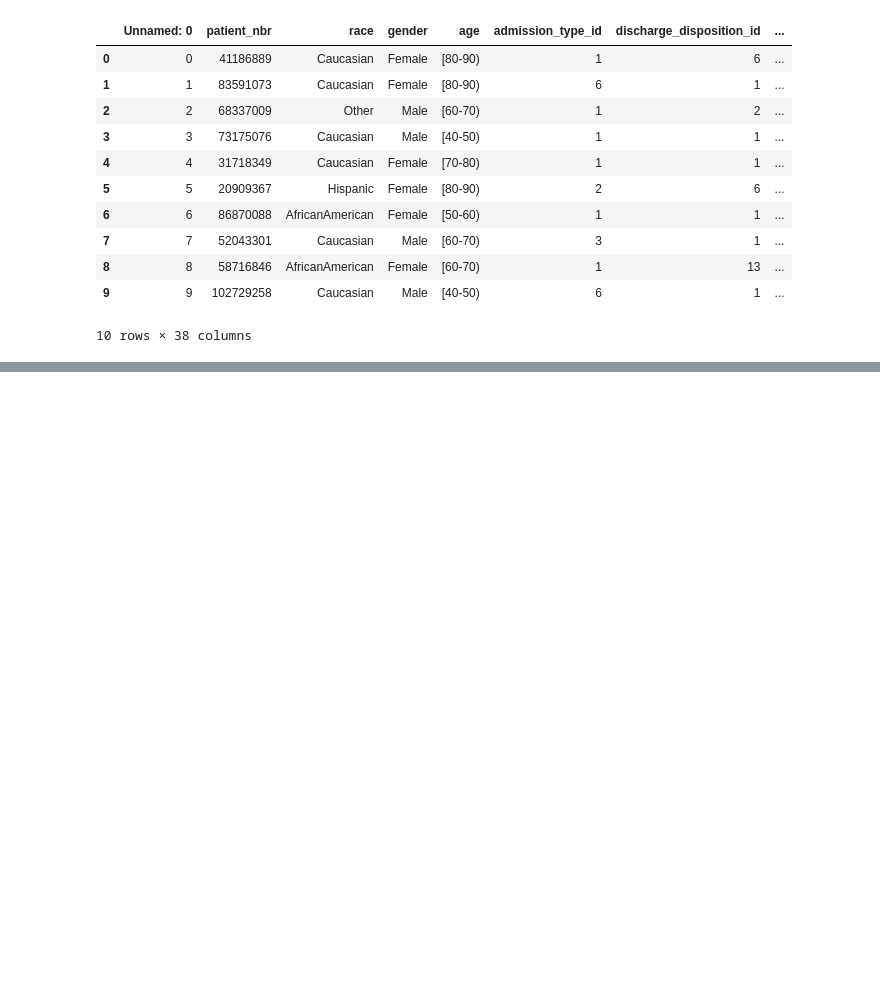
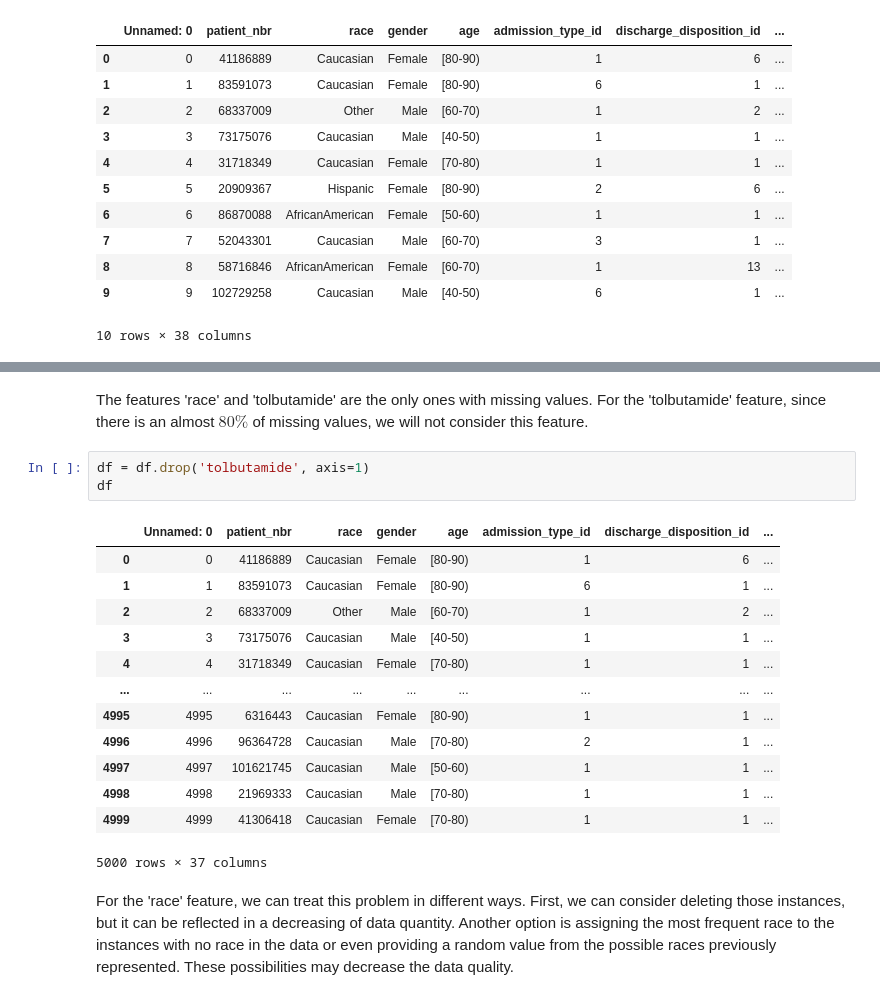
Before and after one commit to Mate1Coll/Diabetes-Classification, a Jupyter notebook: notebook.ipynb, the cells around one changed output, grey strips where cells are left out. Cells and saved outputs as stored; diff of their text form; blank space fills up the shorter version.

```diff
--- a/notebook.ipynb
+++ b/notebook.ipynb
@@ -21,0 +89,21 @@ df.head(10)
+# %% [markdown]
+The features 'race' and 'tolbutamide' are the only ones with missing values. For the 'tolbutamide' feature, since there is an almost $80\%$ of missing values, we will not consider this feature.
+# %%
+df = df.drop('tolbutamide', axis=1)
+df
+# %% [output]
+|  | Unnamed: 0 | patient_nbr | race | gender | age | admission_type_id | discharge_disposition_id | ... |
+| 0 | 0 | 41186889 | Caucasian | Female | [80-90) | 1 | 6 | ... |
+| 1 | 1 | 83591073 | Caucasian | Female | [80-90) | 6 | 1 | ... |
+| 2 | 2 | 68337009 | Other | Male | [60-70) | 1 | 2 | ... |
+| 3 | 3 | 73175076 | Caucasian | Male | [40-50) | 1 | 1 | ... |
+| 4 | 4 | 31718349 | Caucasian | Female | [70-80) | 1 | 1 | ... |
+| ... | ... | ... | ... | ... | ... | ... | ... | ... |
+| 4995 | 4995 | 6316443 | Caucasian | Female | [80-90) | 1 | 1 | ... |
+| 4996 | 4996 | 96364728 | Caucasian | Male | [70-80) | 2 | 1 | ... |
+| 4997 | 4997 | 101621745 | Caucasian | Male | [50-60) | 1 | 1 | ... |
+| 4998 | 4998 | 21969333 | Caucasian | Male | [70-80) | 1 | 1 | ... |
+| 4999 | 4999 | 41306418 | Caucasian | Female | [70-80) | 1 | 1 | ... |
+5000 rows × 37 columns
+# %% [markdown]
+For the 'race' feature, we can treat this problem in different ways. First, we can consider deleting those instances, but it can be reflected in a decreasing of data quantity. Another option is assigning the most frequent race to the instances with no race in the data or even providing a random value from the possible races previously represented. These possibilities may decrease the data quality.
```
Also changed, not shown: parts of 27 cells of this notebook.
